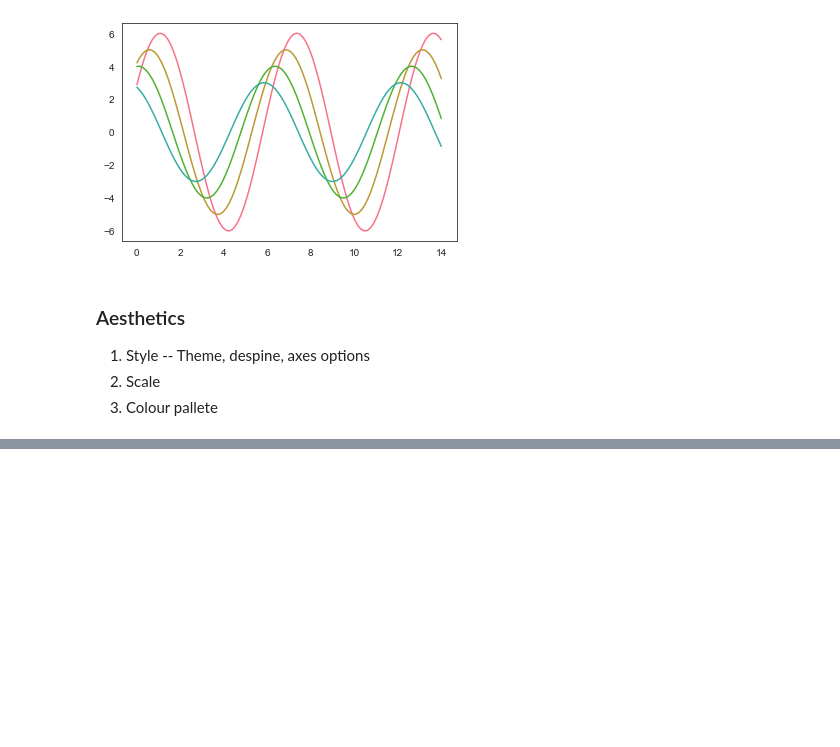
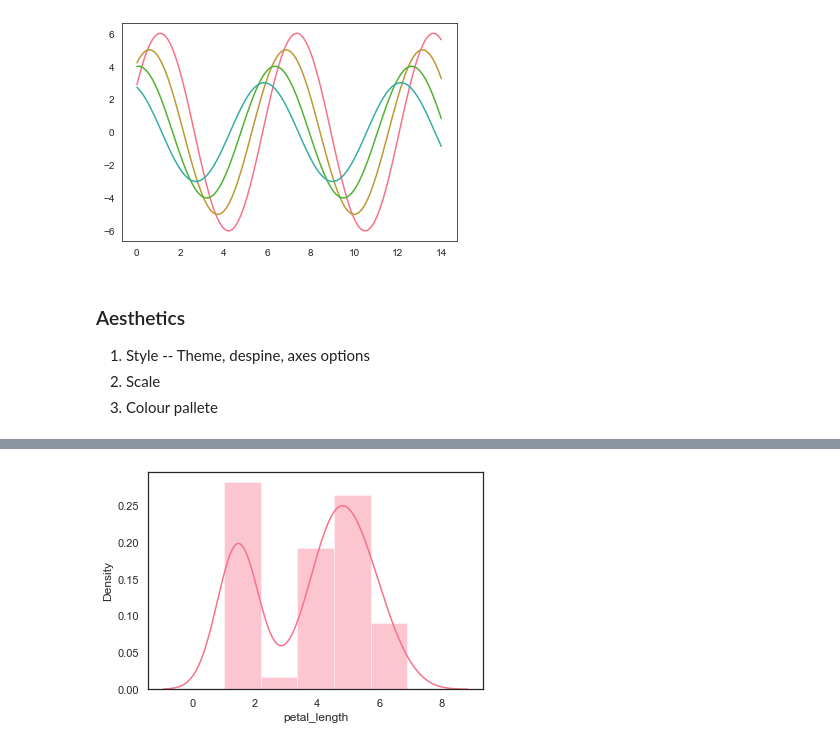
Before and after one commit to ApurbaKumarMajumder/Machine-Learning, a Jupyter notebook: seaborn_tutorial.ipynb, the cells around one changed output, grey strips where cells are left out. Cells and saved outputs as stored; diff of their text form; code cells hidden in the pictures; blank space fills up the shorter version.

```diff
--- a/seaborn_tutorial.ipynb
+++ b/seaborn_tutorial.ipynb
@@ -337,0 +380,6 @@ plt.show()
+# %%
+sns.set_context('notebook')
+sns.distplot(df['petal_length'], hist = True, kde = True)
+plt.show()
+# %% [output]
+[figure, added]
```
Also changed, not shown: parts of 4 cells of this notebook.
